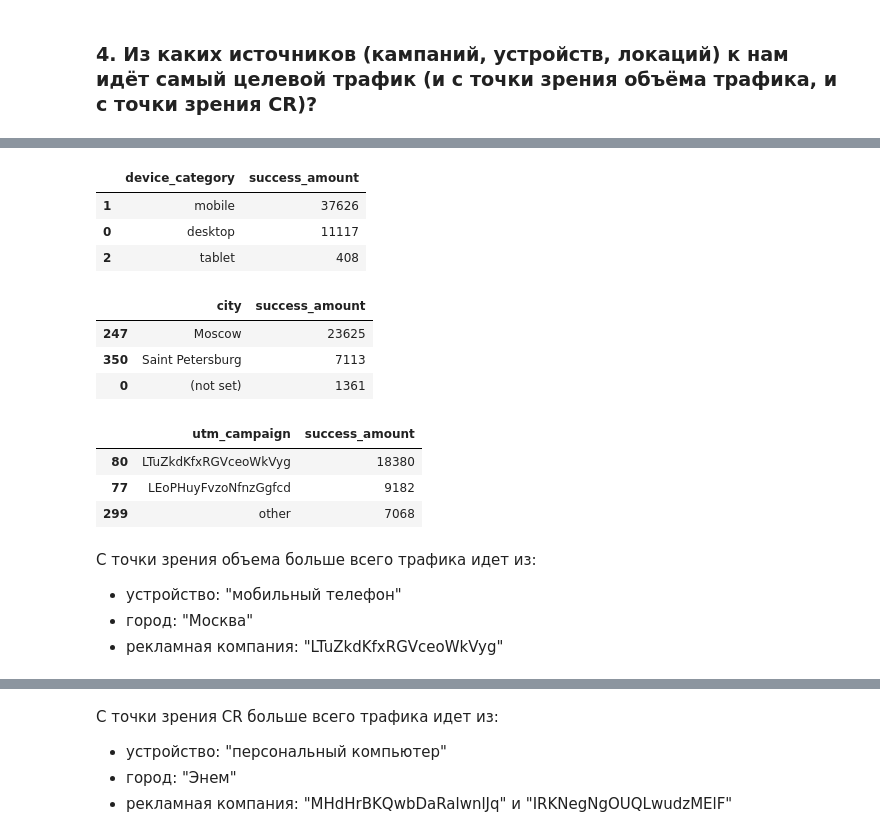
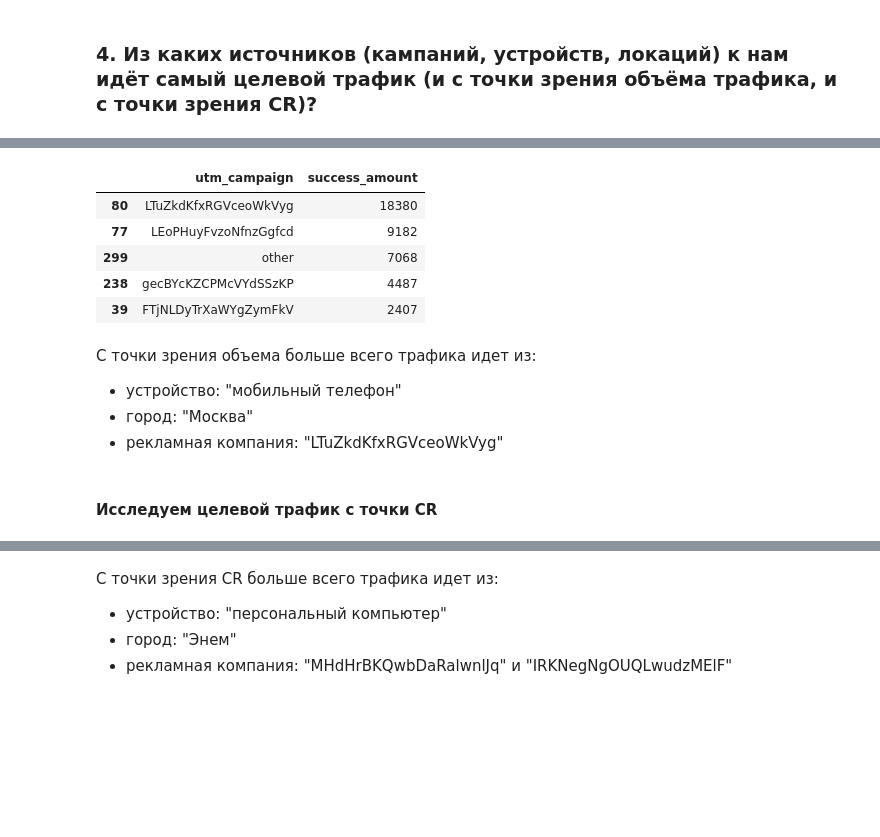
Before and after one commit to proger-n/SberAutopodpiska_analysis, a Jupyter notebook: JupyterNotebooks/final_project_1.ipynb, the cells around one changed output, grey strips where cells are left out. Cells and saved outputs as stored; diff of their text form; code cells hidden in the pictures; blank space fills up the shorter version.

```diff
--- a/JupyterNotebooks/final_project_1.ipynb
+++ b/JupyterNotebooks/final_project_1.ipynb
@@ -79,8 +79,8 @@ import matplotlib.pyplot as plt
 from scipy import stats
 sns.set()
 # %%
-df_hits = pd.read_csv('https://drive.google.com/uc?export=download&confirm=no_antivirus&id=1aWTUBZoxDctNs-ldqEw-9dw0X2zR9upd')
-# df_hits = pd.read_csv('../../ga_hits.csv')
+# df_hits = pd.read_csv('https://drive.google.com/uc?export=download&confirm=no_antivirus&id=1aWTUBZoxDctNs-ldqEw-9dw0X2zR9upd')
+df_hits = pd.read_csv('../../ga_hits.csv')
 df_hits.head()
 # %% [output]
 |  | session_id | hit_date | hit_time | hit_number | hit_type | hit_referer | hit_page_path | event_category | ... |
@@ -117,8 +117,8 @@ df_hits_usable = pd.pivot_table(df_hits_usable,
                aggfunc={"target": sum, "hit_page_path": 'first'}
                ).reset_index()
 # %%
-df_sessions = pd.read_csv('https://drive.google.com/uc?export=download&confirm=no_antivirus&id=1GaQnAgzshXMl0WwKHI11e2dBjMjoTlfU')
-# df_sessions = pd.read_csv('../../ga_sessions.csv')
+# df_sessions = pd.read_csv('https://drive.google.com/uc?export=download&confirm=no_antivirus&id=1GaQnAgzshXMl0WwKHI11e2dBjMjoTlfU')
+df_sessions = pd.read_csv('../../ga_sessions.csv')
 df_sessions.head()
 # %% [output]
 |  | session_id | client_id | visit_date | visit_time | visit_number | utm_source | utm_medium | utm_campaign | ... |
@@ -637,36 +677,20 @@ df_united_clean
 # %%
-df_united_clean.groupby(['device_category'], as_index=False) \
+df_united_clean.groupby(['utm_campaign'], as_index=False) \
                         .agg({'target': 'sum'}) \
                         .sort_values('target', ascending=False) \
-                        .rename(columns={'target': 'success_amount'}).head(3)
+                        .rename(columns={'target': 'success_amount'}).head(5)
 # %% [output]
-|  | device_category | success_amount |
-| 1 | mobile | 37626 |
-| 0 | desktop | 11117 |
-| 2 | tablet | 408 |
+|  | utm_campaign | success_amount |
+| 80 | LTuZkdKfxRGVceoWkVyg | 18380 |
+| 77 | LEoPHuyFvzoNfnzGgfcd | 9182 |
+| 299 | other | 7068 |
+| 238 | gecBYcKZCPMcVYdSSzKP | 4487 |
+| 39 | FTjNLDyTrXaWYgZymFkV | 2407 |
-# %%
-df_united_clean.groupby(['city'], as_index=False) \
-                        .agg({'target': 'sum'}) \
-                        .sort_values('target', ascending=False) \
-                        .rename(columns={'target': 'success_amount'}).head(3)
-# %% [output]
-|  | city | success_amount |
-| 247 | Moscow | 23625 |
-| 350 | Saint Petersburg | 7113 |
-| 0 | (not set) | 1361 |
-# %%
-df_united_clean.groupby(['utm_campaign'], as_index=False) \
-                        .agg({'target': 'sum'}) \
-                        .sort_values('target', ascending=False) \
-                        .rename(columns={'target': 'success_amount'}).head(3)
-# %% [output]
-|  | utm_campaign | success_amount |
-| 80 | LTuZkdKfxRGVceoWkVyg | 18380 |
-| 77 | LEoPHuyFvzoNfnzGgfcd | 9182 |
-| 299 | other | 7068 |
 # %% [markdown]
 С точки зрения объема больше всего трафика идет из:
 
 - устройство: "мобильный телефон"
 - город: "Москва"
 - рекламная компания: "LTuZkdKfxRGVceoWkVyg"
+# %% [markdown]
+#### Исследуем целевой трафик с точки CR
```
Also changed, not shown: parts of 35 cells of this notebook.
